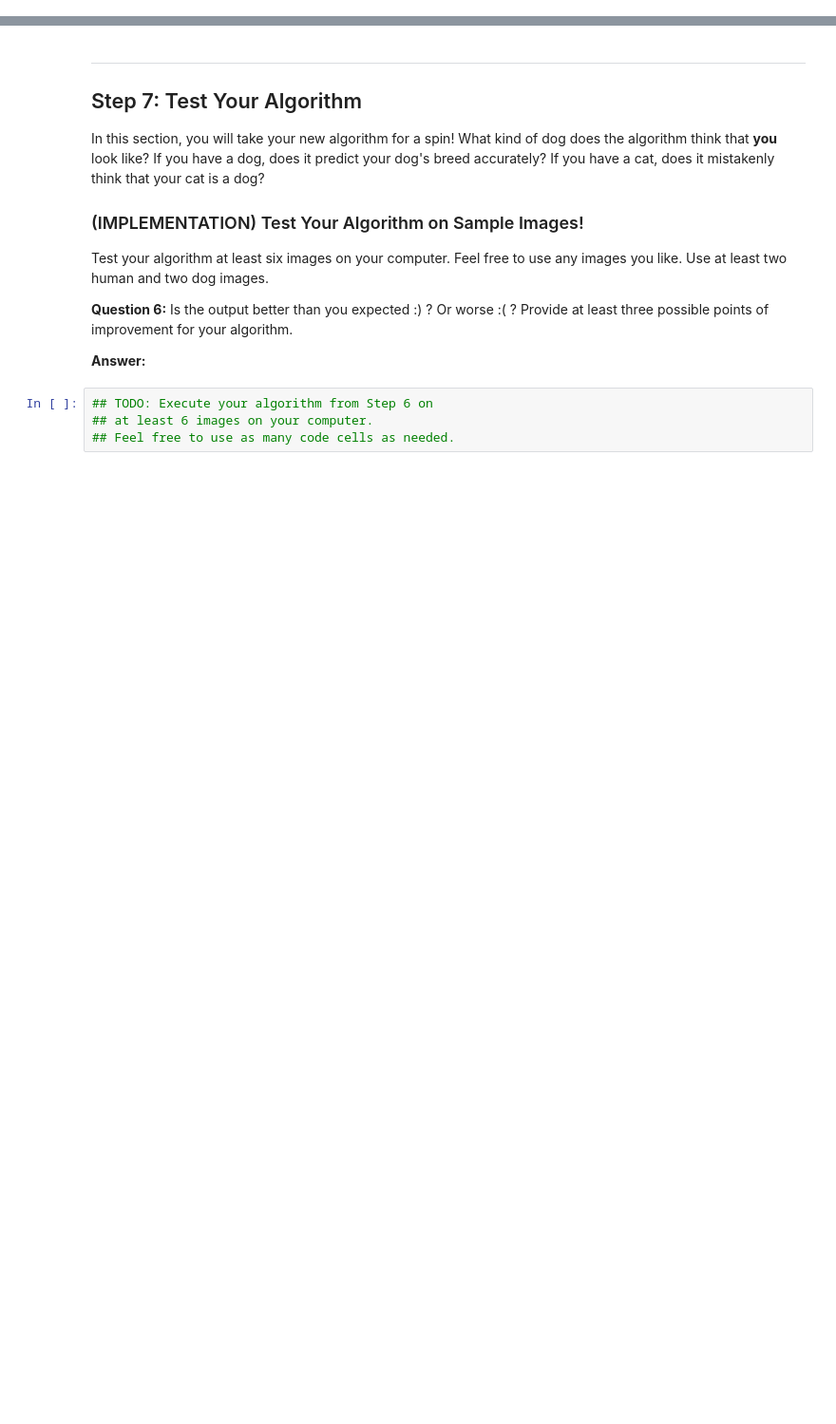
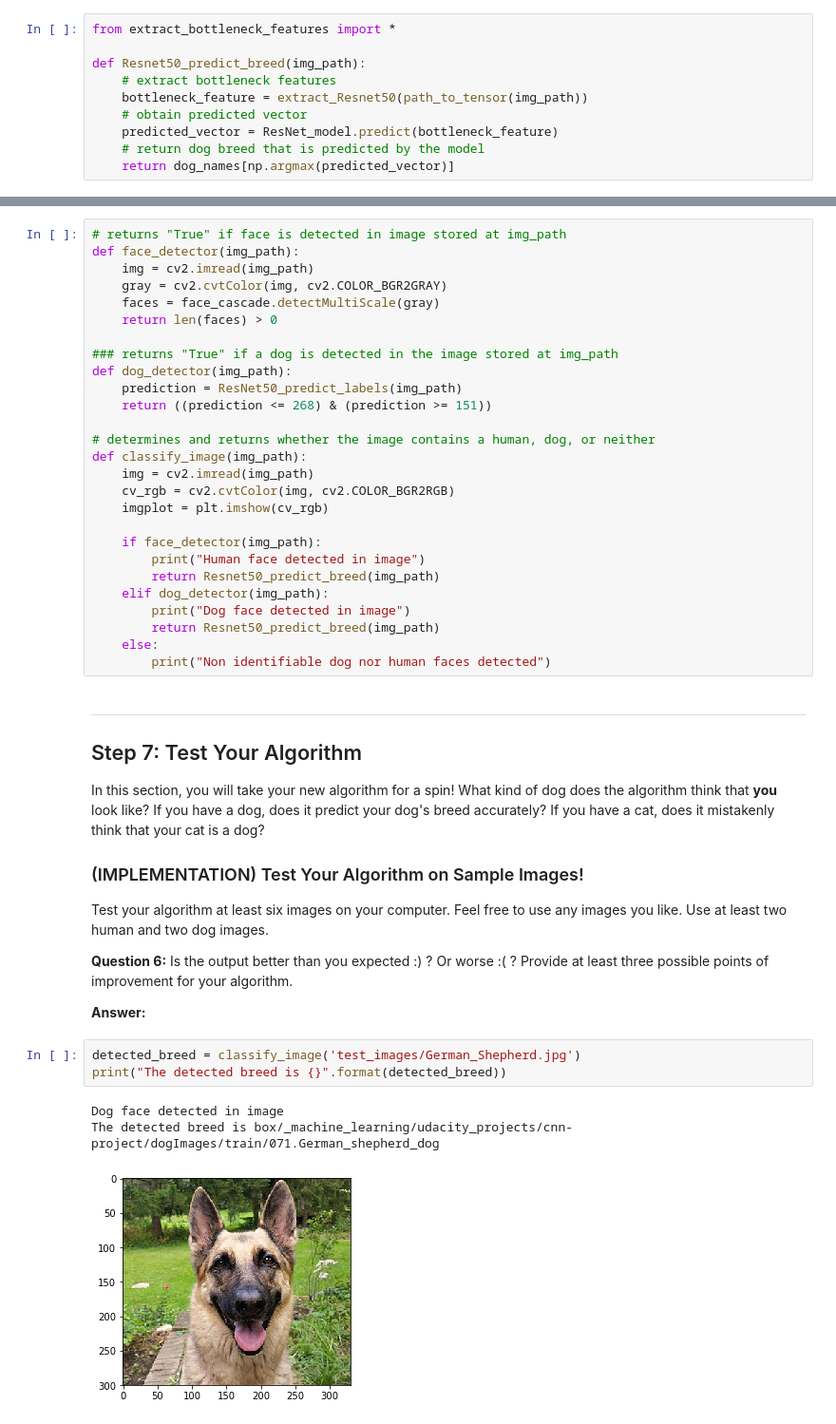
Before and after one commit to juanerolon/Convolutional-neural-networks-ai, a Jupyter notebook: testing/test_dog_app.ipynb, the cells around one changed output, grey strips where cells are left out. Shown at 95% size. Saved outputs shown, nothing was run; the diff lists cells and outputs as text; blank space fills up the shorter version.

Commit message:
completed all steps

```diff
--- a/testing/test_dog_app.ipynb
+++ b/testing/test_dog_app.ipynb
@@ -770,3 +767,13 @@ where `{network}`, in the above filename, should be one of `VGG19`, `Resnet50`,
+# %%
+from extract_bottleneck_features import *
+
+def Resnet50_predict_breed(img_path):
+    # extract bottleneck features
+    bottleneck_feature = extract_Resnet50(path_to_tensor(img_path))
+    # obtain predicted vector
+    predicted_vector = ResNet_model.predict(bottleneck_feature)
+    # return dog breed that is predicted by the model
+    return dog_names[np.argmax(predicted_vector)]
 # %% [markdown]
 ---
 <a id='step6'></a>
@@ -791,3 +795,30 @@ Some sample output for our algorithm is provided below, but feel free to design
+# %%
+# returns "True" if face is detected in image stored at img_path
+def face_detector(img_path):
+    img = cv2.imread(img_path)
+    gray = cv2.cvtColor(img, cv2.COLOR_BGR2GRAY)
+    faces = face_cascade.detectMultiScale(gray)
+    return len(faces) > 0
+
+### returns "True" if a dog is detected in the image stored at img_path
+def dog_detector(img_path):
+    prediction = ResNet50_predict_labels(img_path)
+    return ((prediction <= 268) & (prediction >= 151))
+
+# determines and returns whether the image contains a human, dog, or neither
+def classify_image(img_path):
+    img = cv2.imread(img_path)
+    cv_rgb = cv2.cvtColor(img, cv2.COLOR_BGR2RGB)
+    imgplot = plt.imshow(cv_rgb)
+
+    if face_detector(img_path):
+        print("Human face detected in image")
+        return Resnet50_predict_breed(img_path)
+    elif dog_detector(img_path):
+        print("Dog face detected in image")
+        return Resnet50_predict_breed(img_path)
+    else:
+        print("Non identifiable dog nor human faces detected")
 # %% [markdown]
 ---
 <a id='step7'></a>
@@ -802,7 +833,10 @@ Test your algorithm at least six images on your computer.  Feel free to use any
 __Question 6:__ Is the output better than you expected :) ?  Or worse :( ?  Provide at least three possible points of improvement for your algorithm.
 
 __Answer:__
-# %%
-## TODO: Execute your algorithm from Step 6 on
-## at least 6 images on your computer.
-## Feel free to use as many code cells as needed.
+# %%
+detected_breed = classify_image('test_images/German_Shepherd.jpg')
+print("The detected breed is {}".format(detected_breed))
+# %% [output]
+Dog face detected in image
+The detected breed is box/_machine_learning/udacity_projects/cnn-project/dogImages/train/071.German_shepherd_dog
+[figure, added]
```
Also changed, not shown: parts of 10 cells of this notebook.
